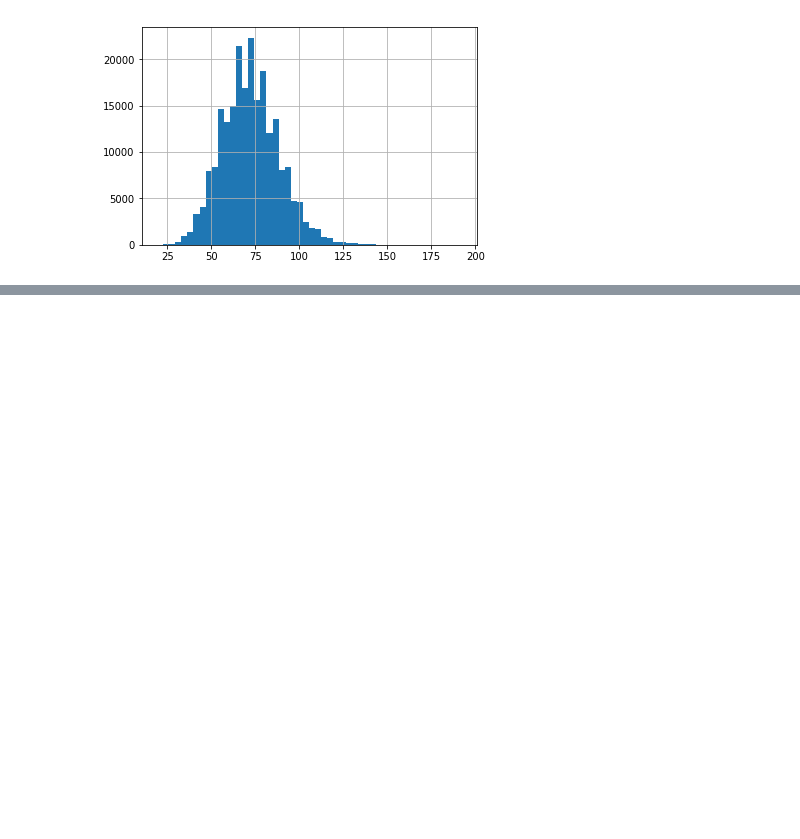
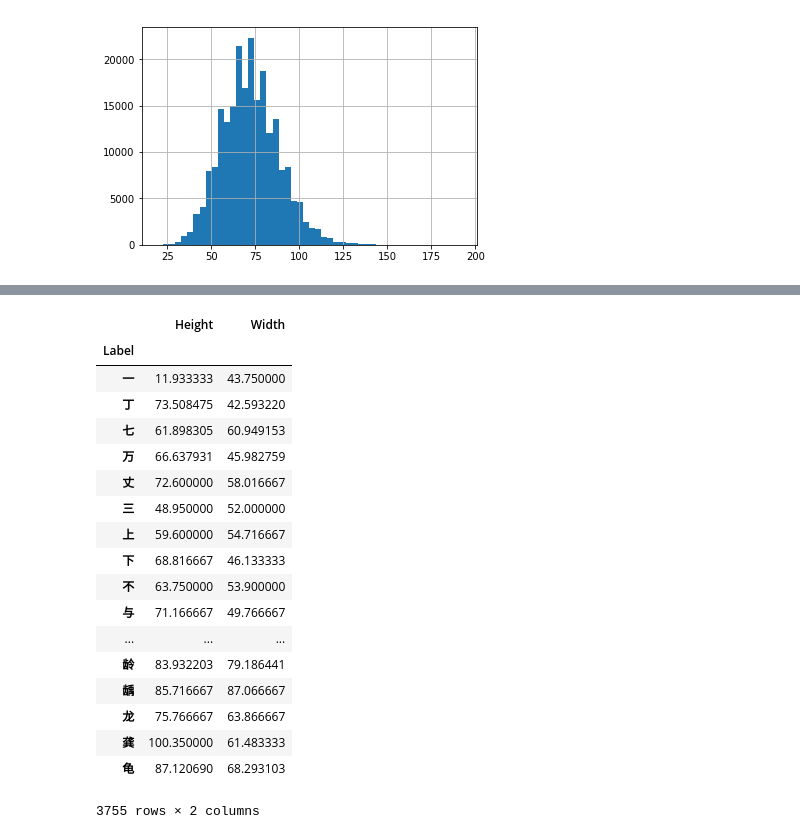
Before and after one commit to lucaskjaero/chinese-character-recognizer, a Jupyter notebook: data_exploration.ipynb, the cells around one changed output, grey strips where cells are left out. Saved outputs shown, nothing was run; the diff lists cells and outputs as text; code cells hidden in the pictures; blank space fills up the shorter version.

```diff
--- a/data_exploration.ipynb
+++ b/data_exploration.ipynb
@@ -45,0 +70,22 @@ data["Width"].hist(bins=50)
+# %%
+grouped.mean()
+# %% [output]
+|  | Height | Width |
+| Label |  |  |
+| 一 | 11.933333 | 43.750000 |
+| 丁 | 73.508475 | 42.593220 |
+| 七 | 61.898305 | 60.949153 |
+| 万 | 66.637931 | 45.982759 |
+| 丈 | 72.600000 | 58.016667 |
+| 三 | 48.950000 | 52.000000 |
+| 上 | 59.600000 | 54.716667 |
+| 下 | 68.816667 | 46.133333 |
+| 不 | 63.750000 | 53.900000 |
+| 与 | 71.166667 | 49.766667 |
+| ... | ... | ... |
+| 龄 | 83.932203 | 79.186441 |
+| 龋 | 85.716667 | 87.066667 |
+| 龙 | 75.766667 | 63.866667 |
+| 龚 | 100.350000 | 61.483333 |
+| 龟 | 87.120690 | 68.293103 |
+3755 rows × 2 columns
```
Also changed, not shown: parts of 4 cells of this notebook, 2 other files.
